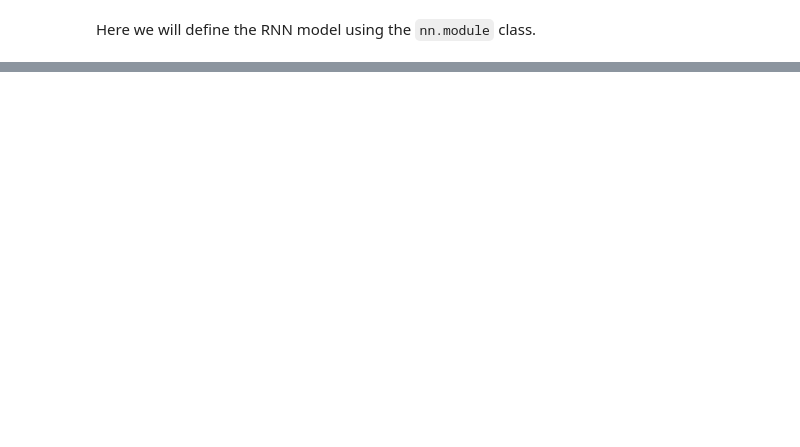
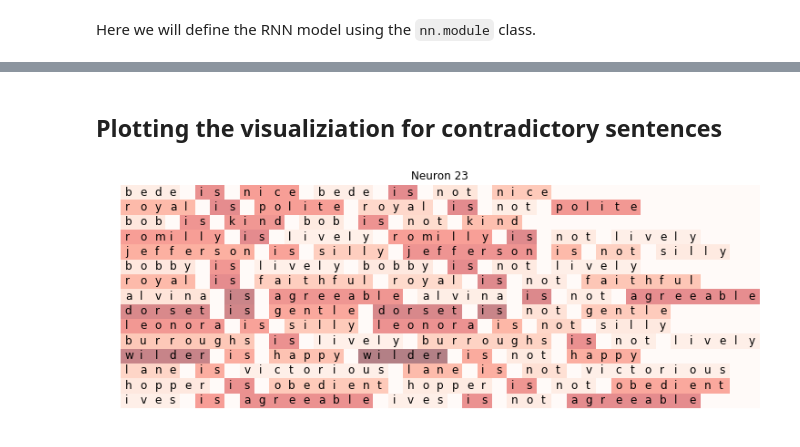
Before and after one commit to felipessalvatore/ContraQA, a Jupyter notebook: contra_qa/train/first_train_b1.ipynb, the cells around one changed output, grey strips where cells are left out. Cells and saved outputs as stored; diff of their text form; code cells hidden in the pictures; blank space fills up the shorter version.

```diff
--- a/contra_qa/train/first_train_b1.ipynb
+++ b/contra_qa/train/first_train_b1.ipynb
@@ -514,11 +566,0 @@ examples = [t1,t2,t3,t4,t5,t6]
-# %%
-for example in examples:
-    print()
-    print(example)
-    text = simple_pre_process_text(example)
-    text_as_int = [TEXT.vocab.stoi[word] for word in text.split(" ")]
-    text_as_tensor = torch.Tensor(text_as_int).type('torch.LongTensor')
-    text_as_tensor = text_as_tensor.view((1, text_as_tensor.shape[0]))
-    text_as_tensor = text_as_tensor.t()  # putting in the format [sent len, batch size]
-    pred = int(model.predict(text_as_tensor))
-    print(LABEL.vocab.itos[pred])
@@ -542,0 +649,28 @@ Miles is brave, Miles is not gentle
+# %%
+df_test_contra = test_data[test_data["label"]==1]
+df_test_non_contra = test_data[test_data["label"]==0]
+test_sentences_contra =  df_test_contra["text"].values
+test_sentences_non_contra =  df_test_non_contra["text"].values
+
+np.random.shuffle(test_sentences_contra)
+np.random.shuffle(test_sentences_non_contra)
+
+some_test_sentences_contra = test_sentences_contra[0:15]
+some_test_sentences_non_contra = test_sentences_non_contra[0:15]
+some_sentences = list(some_test_sentences_contra) + list(some_test_sentences_non_contra)
+np.random.shuffle(some_sentences)
+
+all_hiddend_states_contra = get_hidden(some_test_sentences_contra, model, mode="softmax")
+all_hiddend_states_non_contra = get_hidden(some_test_sentences_non_contra, model, mode="softmax")
+all_hiddend_states = get_hidden(some_sentences, model, mode="softmax")
+# %% [markdown]
+## Plotting the visualiziation for contradictory sentences
+# %%
+sentence_plot(some_test_sentences_contra,
+              all_hiddend_states_contra[:,:,23],
+              title="Neuron {}".format(23))
+
+# for dim in range(config.rnn_dim):
+#     sentence_plot(some_test_sentences_contra, all_hiddend_states_contra[:,:,dim], title="Neuron {}".format(dim))
+# %% [output]
+[figure, added]
```
Also changed, not shown: parts of 30 cells of this notebook, 1 other file.
